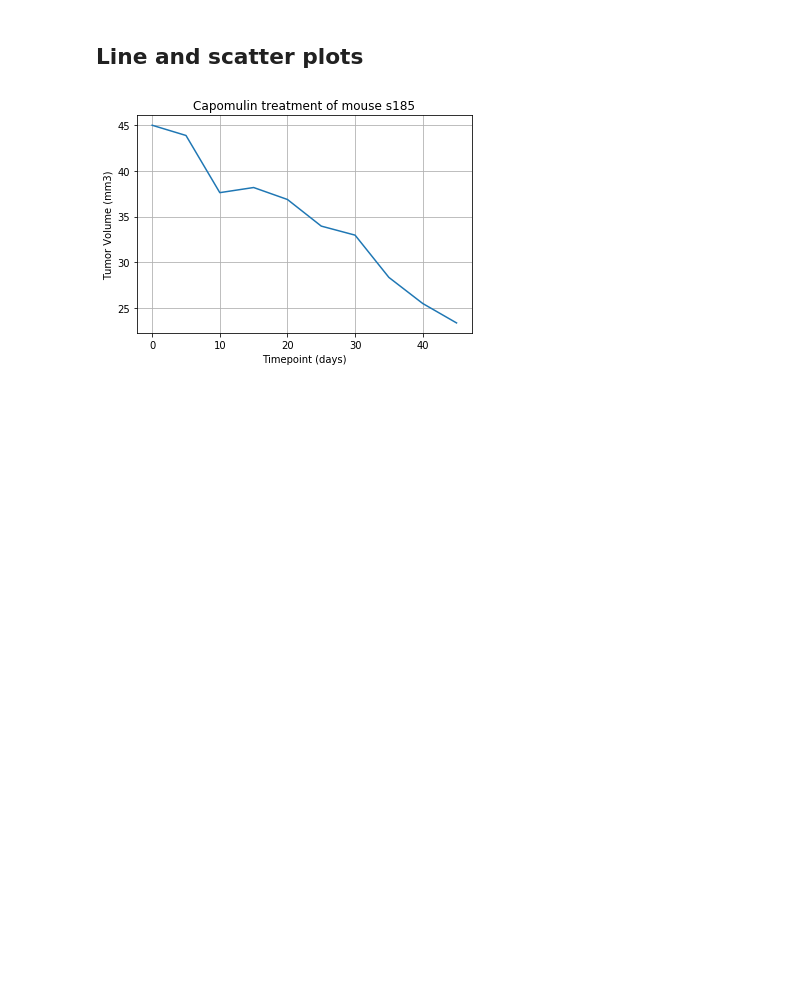
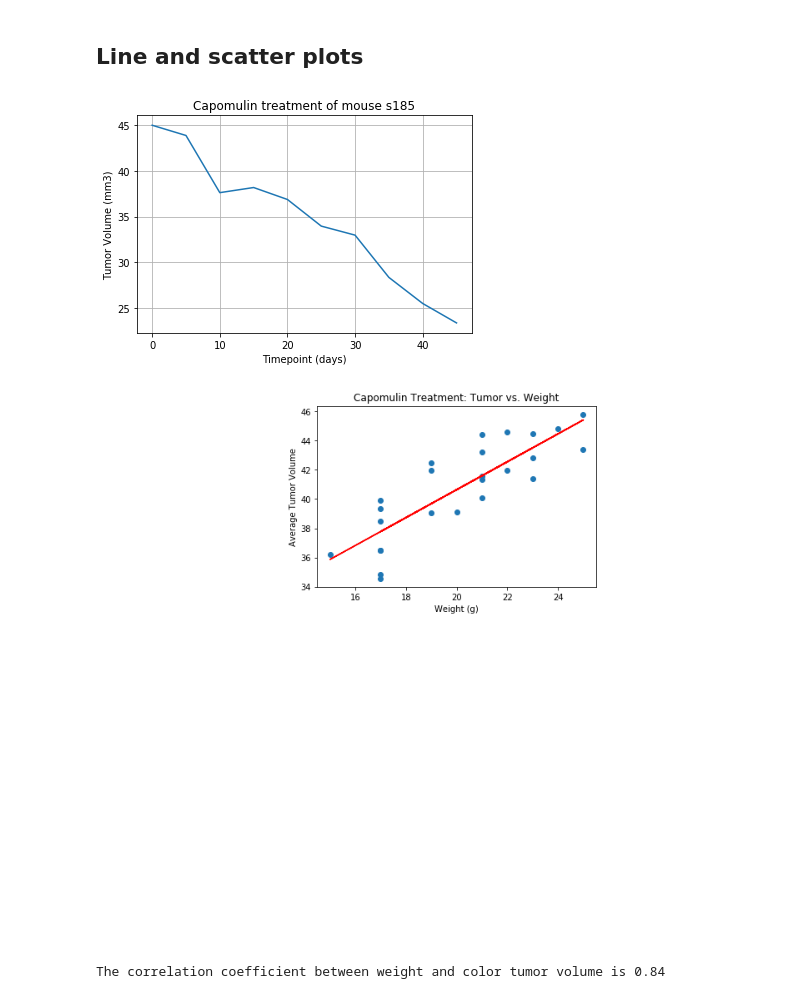
Before and after one commit to nbach19/matplotlibHW, a Jupyter notebook: pymaceuticals_starter.ipynb, the cells around one changed output. Saved outputs shown, nothing was run; the diff lists cells and outputs as text; code cells hidden in the pictures; blank space fills up the shorter version.

```diff
--- a/pymaceuticals_starter.ipynb
+++ b/pymaceuticals_starter.ipynb
@@ -272,0 +270,30 @@ plt.show()
+# %%
+# Generate a scatter plot of mouse weight versus average tumor volume for the Capomulin regimen
+# make df for capomulin data
+capo_df2 = combined[combined["Drug Regimen"] == "Capomulin"]
+
+# make new df to calculate mean vals
+capo_df3 = capo_df2.groupby(["Mouse ID","Weight (g)"]).mean()["Tumor Volume (mm3)"].to_frame()
+capo_df3 = capo_df3.reset_index()
+# capo_df3
+
+# assign axes to columns
+x_axis = capo_df3['Weight (g)']
+y_axis = capo_df3['Tumor Volume (mm3)']
+
+# Calculate the correlation coefficient and linear regression model for mouse weight and average tumor volume for the Capomulin regimen
+(slope, intercept, rvalue, pvalue, stderr) = linregress(x_axis, y_axis)
+regress_values = x_axis * slope + intercept
+line_eq = "y = " + str(round(slope,2)) + "x + " + str(round(intercept,2))
+plt.scatter(x_axis, y_axis)
+plt.plot(x_axis,regress_values,"r-")
+plt.annotate(line_eq,(6,10),fontsize=15,color="red")
+plt.title("Capomulin Treatment: Tumor vs. Weight")
+plt.xlabel("Weight (g)")
+plt.ylabel("Average Tumor Volume")
+plt.savefig("Regression.png")
+plt.show()
+print(f"The correlation coefficient between weight and color tumor volume is {round(st.pearsonr(x_axis,y_axis)[0],2)}")
+# %% [output]
+[figure, added]
+The correlation coefficient between weight and color tumor volume is 0.84
```
Also changed, not shown: parts of 6 cells of this notebook, 1 other file.
